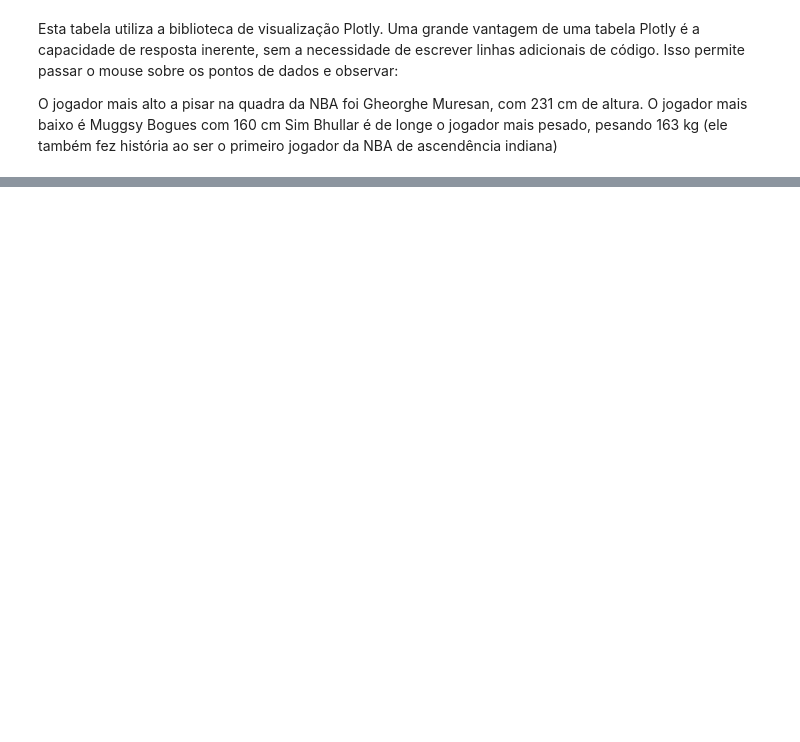
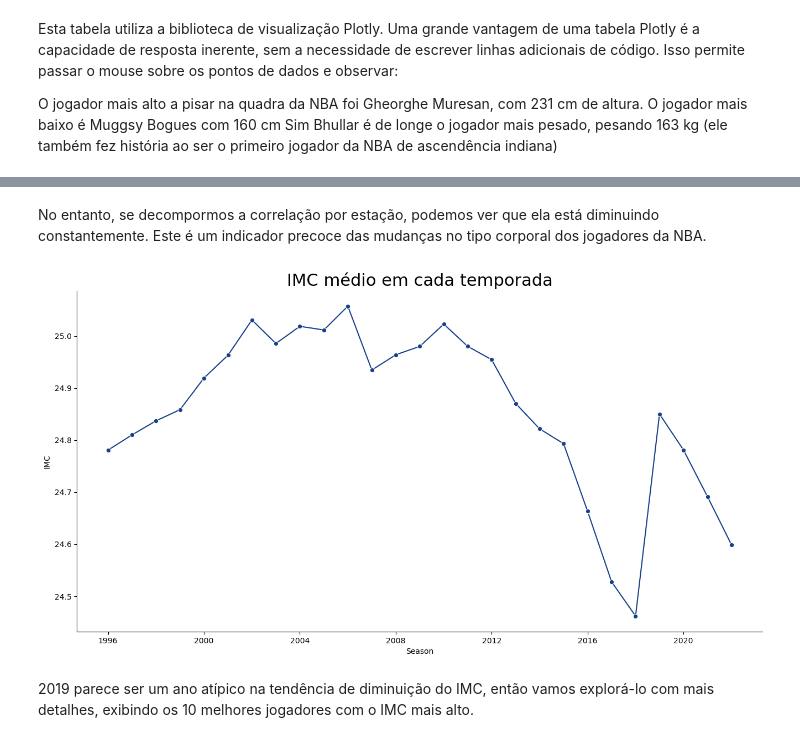
Before and after one commit to lucastak/analise-dados-nba, a Jupyter notebook: nba-analise-altura-peso.ipynb, the cells around one changed output, grey strips where cells are left out. Drawn from its saved outputs; the diff is of its cells as text; code cells hidden in the pictures; blank space fills up the shorter version.

```diff
--- a/nba-analise-altura-peso.ipynb
+++ b/nba-analise-altura-peso.ipynb
@@ -232,0 +263,19 @@ plt.show()
+# %% [markdown]
+No entanto, se decompormos a correlação por estação, podemos ver que ela está diminuindo constantemente. Este é um indicador precoce das mudanças no tipo corporal dos jogadores da NBA.
+# %%
+df['bmi'] = df['player_weight'].values / (df['player_height'].values ** 2) * 10000
+
+plt.figure(figsize=(16, 8))
+
+sns.lineplot(x=df['season'], y='bmi', data=df, marker="o", ci=None, color='#17408b')
+
+plt.title('IMC médio em cada temporada', fontsize=22)
+plt.ylabel('IMC')
+plt.xlabel('Season')
+sns.despine()
+
+plt.show()
+# %% [output]
+[figure, added]
+# %% [markdown]
+2019 parece ser um ano atípico na tendência de diminuição do IMC, então vamos explorá-lo com mais detalhes, exibindo os 10 melhores jogadores com o IMC mais alto.
```
Also changed, not shown: parts of 25 cells of this notebook.
